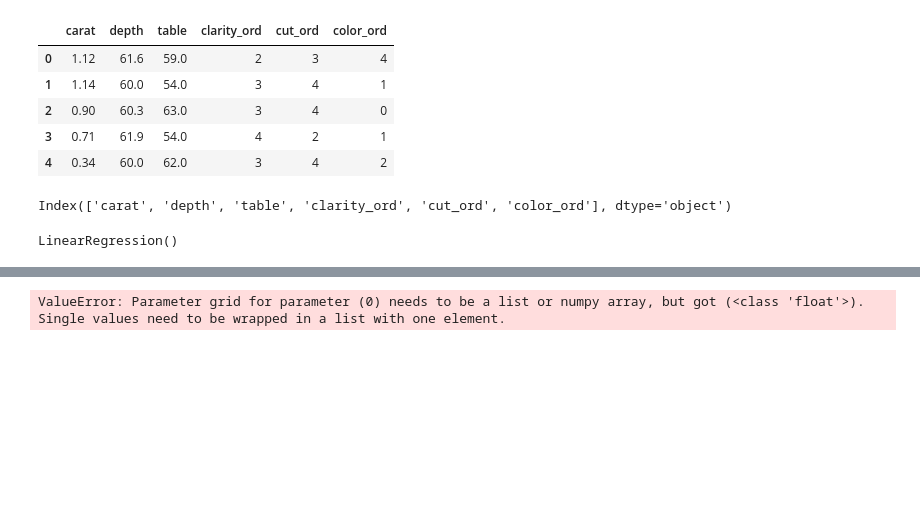
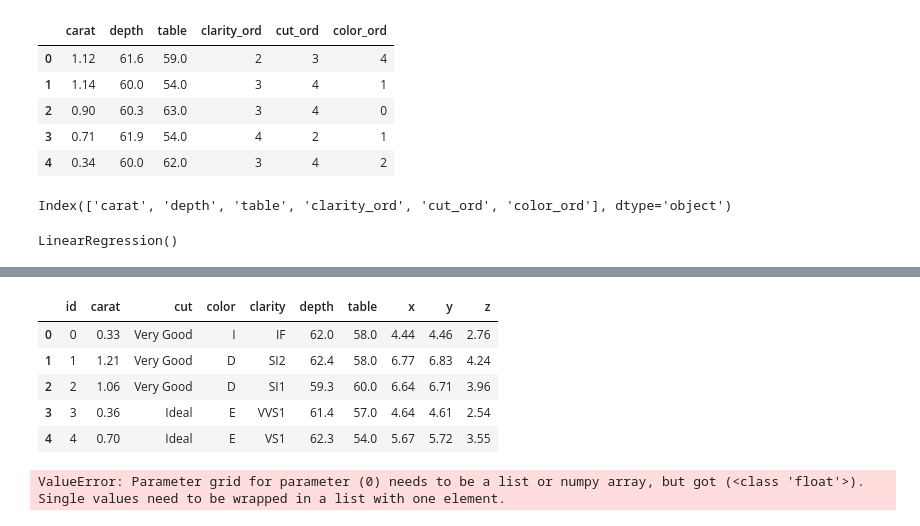
Before and after one commit to silviaherf/diamonds-kaggle-competition, a Jupyter notebook: src/data_cleaning.ipynb, the cells around one changed output, grey strips where cells are left out. Drawn from its saved outputs; the diff is of its cells as text; code cells hidden in the pictures; blank space fills up the shorter version.

```diff
--- a/src/data_cleaning.ipynb
+++ b/src/data_cleaning.ipynb
@@ -263,3 +276,14 @@ for name, model in models.items():
+# %%
+data_test=pd.read_csv('../input/predict.csv',encoding='latin-1')
+# %%
+data_test.head()
+# %% [output]
+|  | id | carat | cut | color | clarity | depth | table | x | y | z |
+| 0 | 0 | 0.33 | Very Good | I | IF | 62.0 | 58.0 | 4.44 | 4.46 | 2.76 |
+| 1 | 1 | 1.21 | Very Good | D | SI2 | 62.4 | 58.0 | 6.77 | 6.83 | 4.24 |
+| 2 | 2 | 1.06 | Very Good | D | SI1 | 59.3 | 60.0 | 6.64 | 6.71 | 3.96 |
+| 3 | 3 | 0.36 | Ideal | E | VVS1 | 61.4 | 57.0 | 4.64 | 4.61 | 2.54 |
+| 4 | 4 | 0.70 | Ideal | E | VS1 | 62.3 | 54.0 | 5.67 | 5.72 | 3.55 |
 # %%
 grid = GridSearchCV(linear_model,params,verbose=1)
 # %% [output]
```
Also changed, not shown: parts of 15 cells of this notebook.
